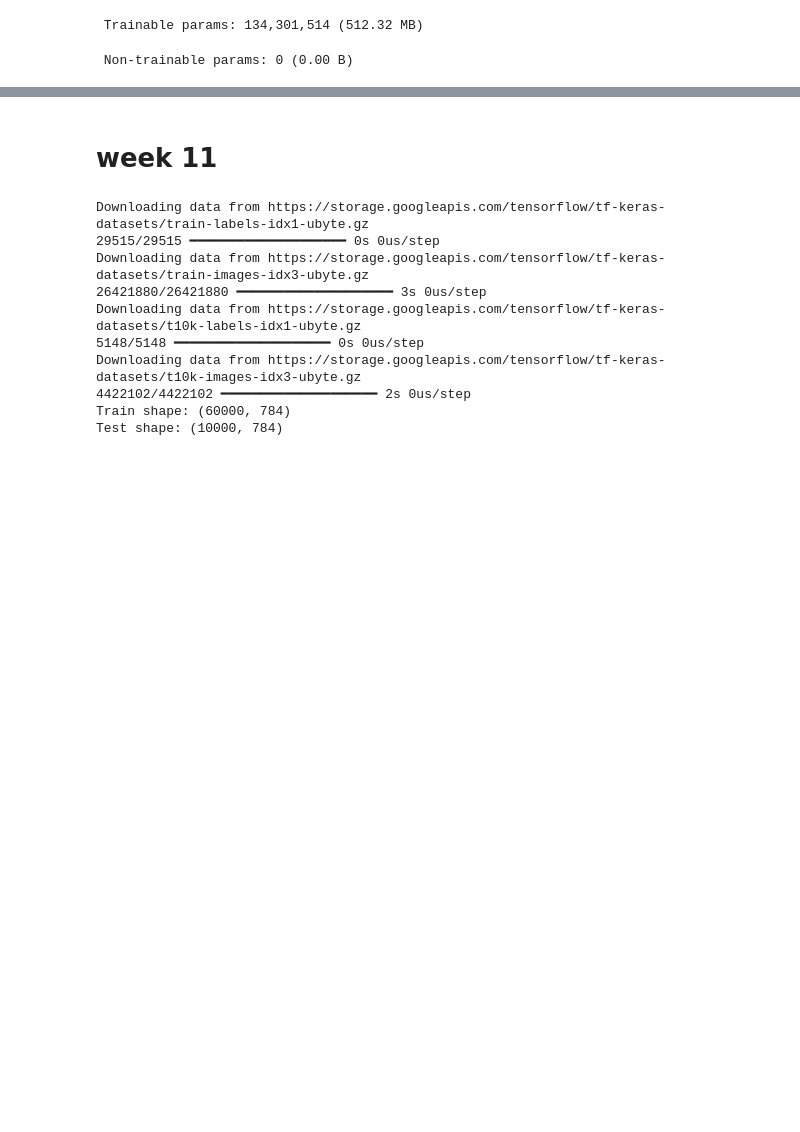
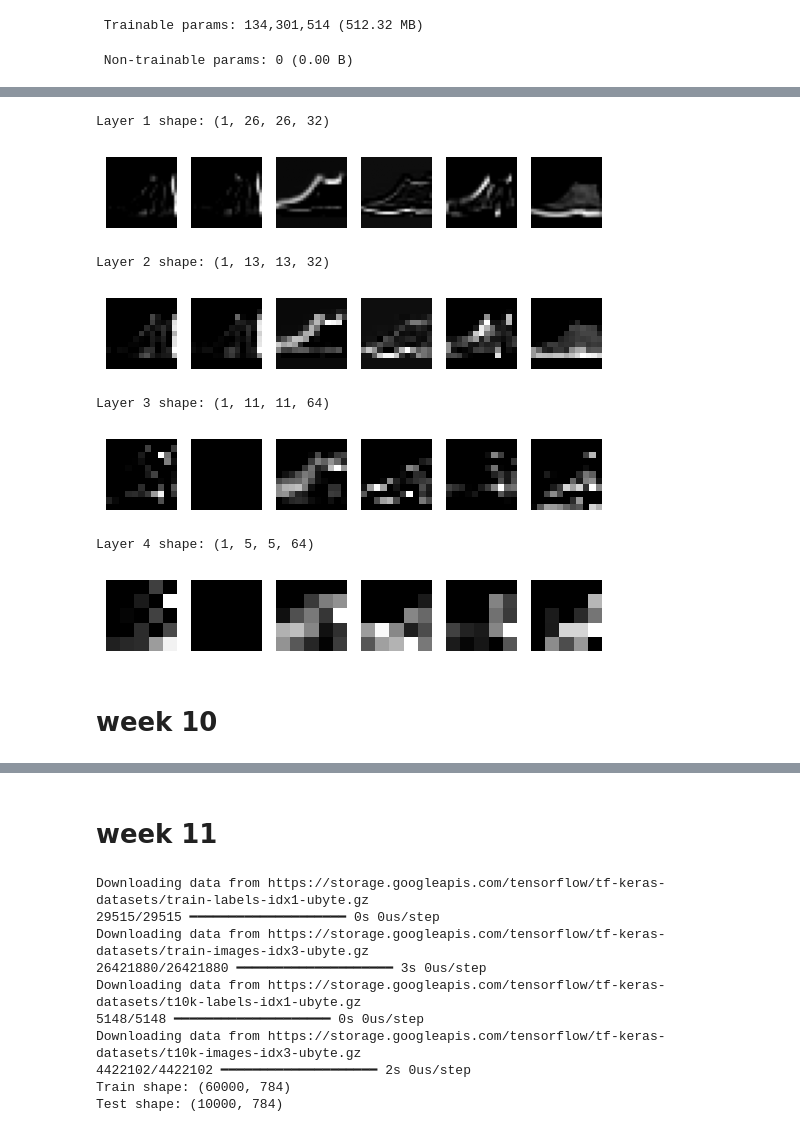
Before and after one commit to mekaviraj/ML_sem5, a Jupyter notebook: dl_assignment_2.ipynb, the cells around one changed output, grey strips where cells are left out. Cells and saved outputs as stored; diff of their text form; code cells hidden in the pictures; blank space fills up the shorter version.

```diff
--- a/dl_assignment_2.ipynb
+++ b/dl_assignment_2.ipynb
@@ -1322,0 +1471,17 @@ Model: "sequential_1"
+# %%
+layer_outputs = [
+    layer.output for layer in model.layers
+    if 'conv' in layer.name or 'pool' in layer.name
+]
+
+feature_model = tf.keras.Model(inputs=model.inputs, outputs=layer_outputs)
+# %%
+import numpy as np
+
+# Pick one test image
+img = x_test[0].reshape(1,28,28,1)
+
+# Get feature maps
+feature_maps = feature_model.predict(img)
+
+print("Number of layers extracted:", len(feature_maps))
@@ -1322,0 +1491,23 @@ Model: "sequential_1"
+# %%
+import matplotlib.pyplot as plt
+
+# Plot feature maps
+for layer_index, fmap in enumerate(feature_maps):
+    print(f"Layer {layer_index+1} shape:", fmap.shape)
+
+    # Show first 6 feature maps
+    for i in range(min(6, fmap.shape[-1])):
+        plt.subplot(1,6,i+1)
+        plt.imshow(fmap[0,:,:,i], cmap='gray')
+        plt.axis('off')
+
+    plt.show()
+# %% [output]
+Layer 1 shape: (1, 26, 26, 32)
+[figure, added]
+Layer 2 shape: (1, 13, 13, 32)
+[figure, added]
+Layer 3 shape: (1, 11, 11, 64)
+[figure, added]
+Layer 4 shape: (1, 5, 5, 64)
+[figure, added]
@@ -1322,0 +1516,2 @@ Model: "sequential_1"
+# %% [markdown]
+# week 10
```
Also changed, not shown: parts of 24 cells of this notebook.
